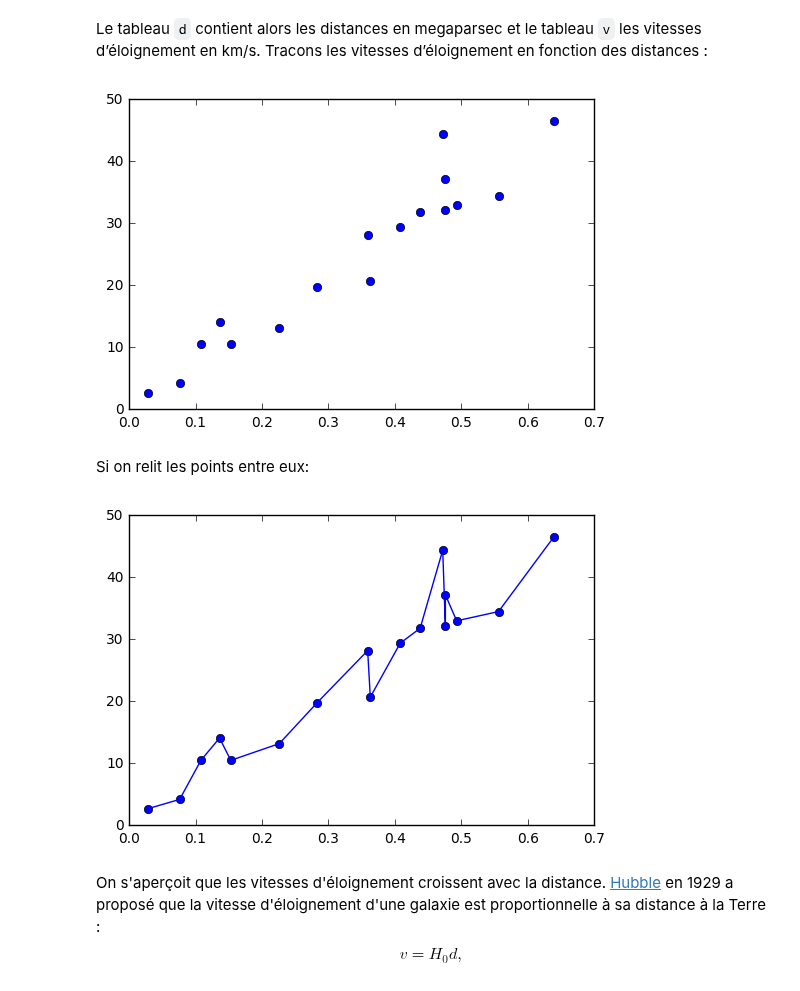
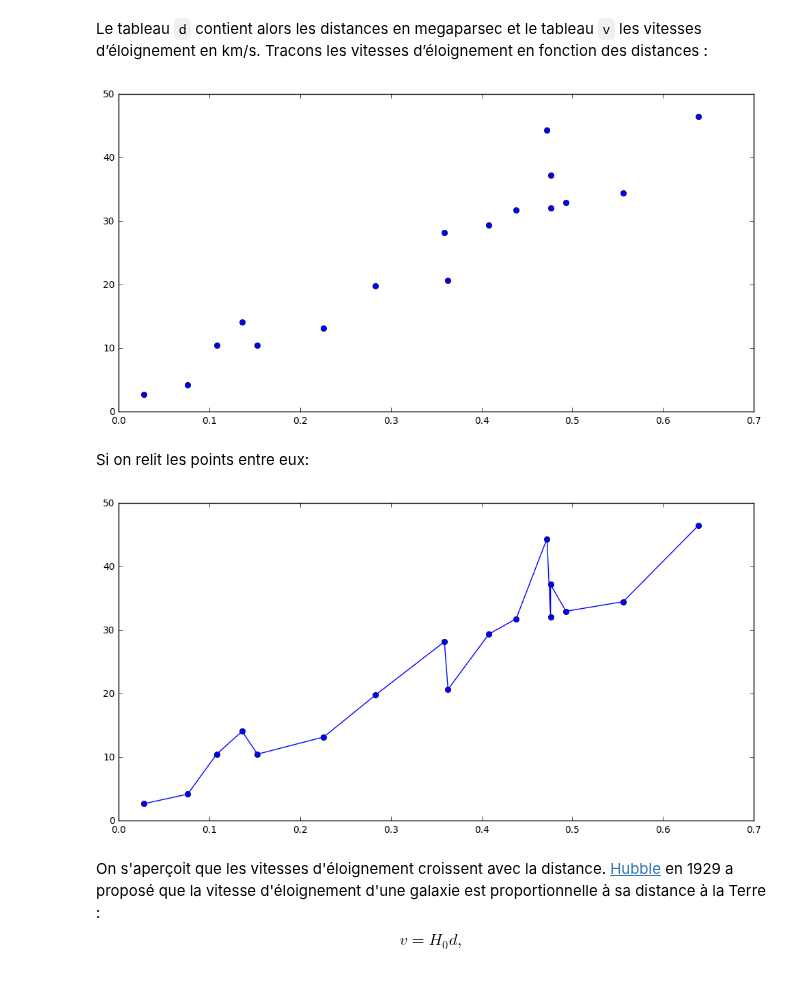
Before and after one commit to SergeStinckwich/ARE-UPMC, a Jupyter notebook: ARE-DYNAMIC/fiche4.ipynb, the cells around one changed output. Drawn from its saved outputs; the diff is of its cells as text; code cells hidden in the pictures.

Commit message:
Increase figure size

```diff
--- a/ARE-DYNAMIC/fiche4.ipynb
+++ b/ARE-DYNAMIC/fiche4.ipynb
@@ -27,20 +27,22 @@
 # %%
 %matplotlib inline
 from pylab import *
+figure(figsize=(12,6), dpi=80)
 plot(d, v, 'bo')
 show()
 # %% [output]
-[figure, old version]
+[figure, new version]
 # %% [markdown]
 Si on relit les points entre eux:
 # %%
 %matplotlib inline
 from pylab import *
+figure(figsize=(12,6), dpi=80)
 plot(d, v, 'bo')
 plot(d, v, 'b-')
 show()
 # %% [output]
-[figure, old version]
+[figure, new version]
 # %% [markdown]
 On s'aperçoit que les vitesses d'éloignement croissent avec la distance. [Hubble](https://en.wikipedia.org/wiki/Edwin_Hubble) en 1929 a proposé que la vitesse d'éloignement d'une galaxie est proportionnelle à sa distance à la Terre :
 $$
```
Also changed, not shown: parts of 1 cell of this notebook.
